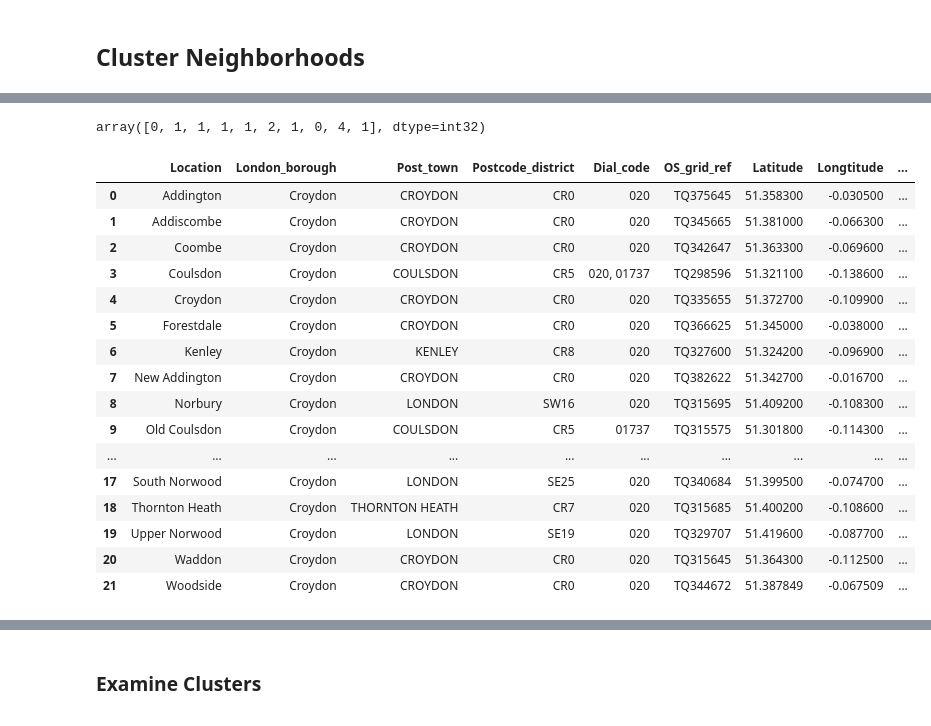
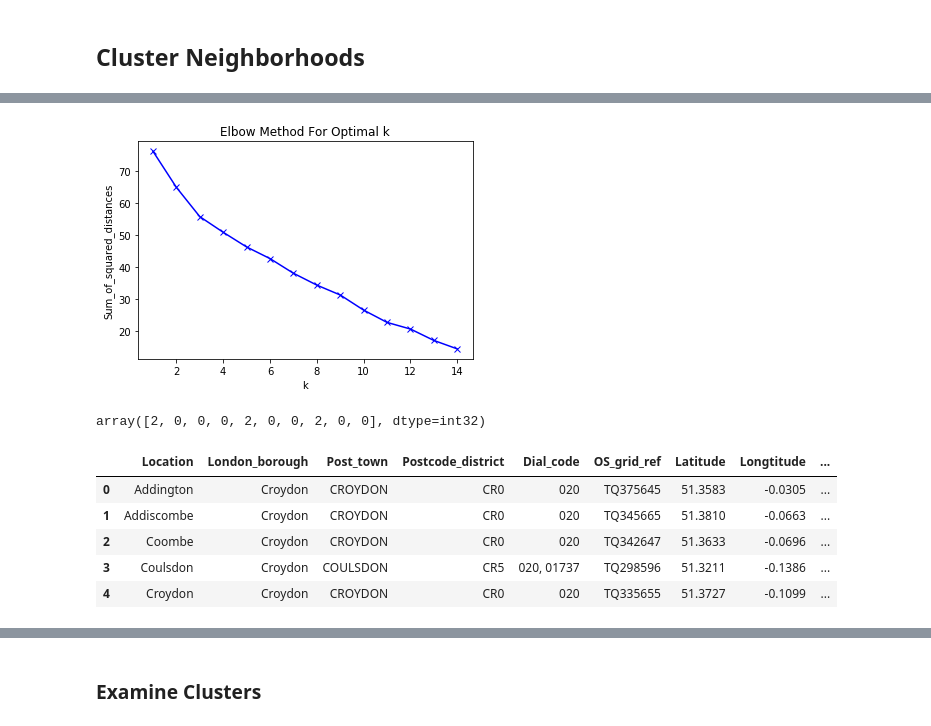
Before and after one commit to aniebiet/Coursera_Capstone, a Jupyter notebook: Capstone_Project/Capstone_Project.ipynb, the cells around one changed output, grey strips where cells are left out. Cells and saved outputs as stored; diff of their text form; code cells hidden in the pictures.

```diff
--- a/Capstone_Project/Capstone_Project.ipynb
+++ b/Capstone_Project/Capstone_Project.ipynb
@@ -445,6 +457,15 @@ location_venues_sorted.head()
+# %%
+import matplotlib.pyplot as plt
+plt.plot(K, Sum_of_squared_distances, 'bx-')
+plt.xlabel('k')
+plt.ylabel('Sum_of_squared_distances')
+plt.title('Elbow Method For Optimal k')
+plt.show()
+# %% [output]
+[figure, added]
 # %%
 # set number of clusters
-kclusters = 5
+kclusters = 3
 
 croydon_grouped_clustering = croydon_grouped.drop('Location', 1)
 
@@ -454,34 +475,23 @@ kmeans = KMeans(n_clusters=kclusters, random_state=0).fit(croydon_grouped_cluste
 # check cluster labels generated for each row in the dataframe
 kmeans.labels_[0:10]
 # %% [output]
-array([0, 1, 1, 1, 1, 2, 1, 0, 4, 1], dtype=int32)
+array([2, 0, 0, 0, 2, 0, 0, 2, 0, 0], dtype=int32)
 # %%
 # add clustering labels
 location_venues_sorted.insert(0, 'Cluster Labels', kmeans.labels_)
 
 croydon_merged = croydon_data
 
 # merge croydon_merged with croydon_data to add latitude/longitude for each neighborhood
 croydon_merged = croydon_merged.join(location_venues_sorted.set_index('Location'), on='Location')
 
-croydon_merged
+croydon_merged.head()
 # %% [output]
 |  | Location | London_borough | Post_town | Postcode_district | Dial_code | OS_grid_ref | Latitude | Longtitude | ... |
-| 0 | Addington | Croydon | CROYDON | CR0 | 020 | TQ375645 | 51.358300 | -0.030500 | ... |
-| 1 | Addiscombe | Croydon | CROYDON | CR0 | 020 | TQ345665 | 51.381000 | -0.066300 | ... |
-| 2 | Coombe | Croydon | CROYDON | CR0 | 020 | TQ342647 | 51.363300 | -0.069600 | ... |
-| 3 | Coulsdon | Croydon | COULSDON | CR5 | 020, 01737 | TQ298596 | 51.321100 | -0.138600 | ... |
-| 4 | Croydon | Croydon | CROYDON | CR0 | 020 | TQ335655 | 51.372700 | -0.109900 | ... |
-| 5 | Forestdale | Croydon | CROYDON | CR0 | 020 | TQ366625 | 51.345000 | -0.038000 | ... |
-| 6 | Kenley | Croydon | KENLEY | CR8 | 020 | TQ327600 | 51.324200 | -0.096900 | ... |
-| 7 | New Addington | Croydon | CROYDON | CR0 | 020 | TQ382622 | 51.342700 | -0.016700 | ... |
-| 8 | Norbury | Croydon | LONDON | SW16 | 020 | TQ315695 | 51.409200 | -0.108300 | ... |
-| 9 | Old Coulsdon | Croydon | COULSDON | CR5 | 01737 | TQ315575 | 51.301800 | -0.114300 | ... |
-| ... | ... | ... | ... | ... | ... | ... | ... | ... | ... |
-| 17 | South Norwood | Croydon | LONDON | SE25 | 020 | TQ340684 | 51.399500 | -0.074700 | ... |
-| 18 | Thornton Heath | Croydon | THORNTON HEATH | CR7 | 020 | TQ315685 | 51.400200 | -0.108600 | ... |
-| 19 | Upper Norwood | Croydon | LONDON | SE19 | 020 | TQ329707 | 51.419600 | -0.087700 | ... |
-| 20 | Waddon | Croydon | CROYDON | CR0 | 020 | TQ315645 | 51.364300 | -0.112500 | ... |
-| 21 | Woodside | Croydon | CROYDON | CR0 | 020 | TQ344672 | 51.387849 | -0.067509 | ... |
+| 0 | Addington | Croydon | CROYDON | CR0 | 020 | TQ375645 | 51.3583 | -0.0305 | ... |
+| 1 | Addiscombe | Croydon | CROYDON | CR0 | 020 | TQ345665 | 51.3810 | -0.0663 | ... |
+| 2 | Coombe | Croydon | CROYDON | CR0 | 020 | TQ342647 | 51.3633 | -0.0696 | ... |
+| 3 | Coulsdon | Croydon | COULSDON | CR5 | 020, 01737 | TQ298596 | 51.3211 | -0.1386 | ... |
+| 4 | Croydon | Croydon | CROYDON | CR0 | 020 | TQ335655 | 51.3727 | -0.1099 | ... |
 # %%
 # create map
```
Also changed, not shown: parts of 17 cells of this notebook, 2 other files.
